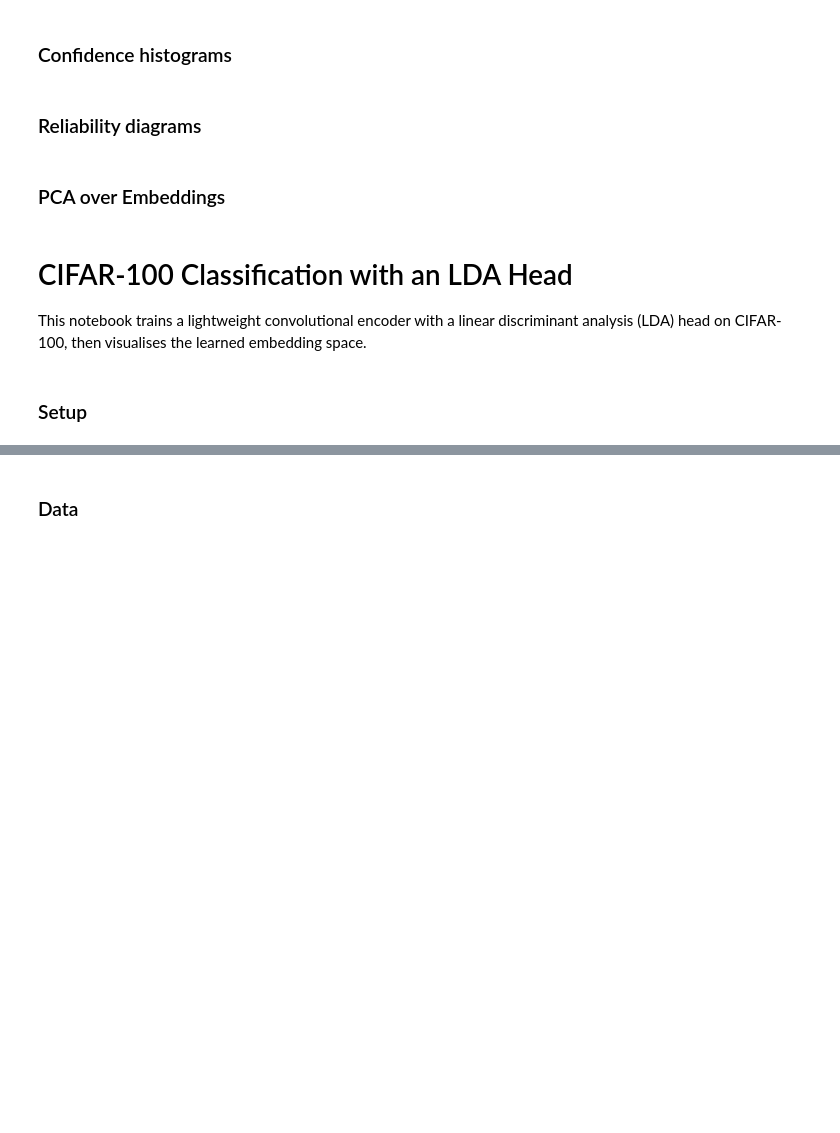
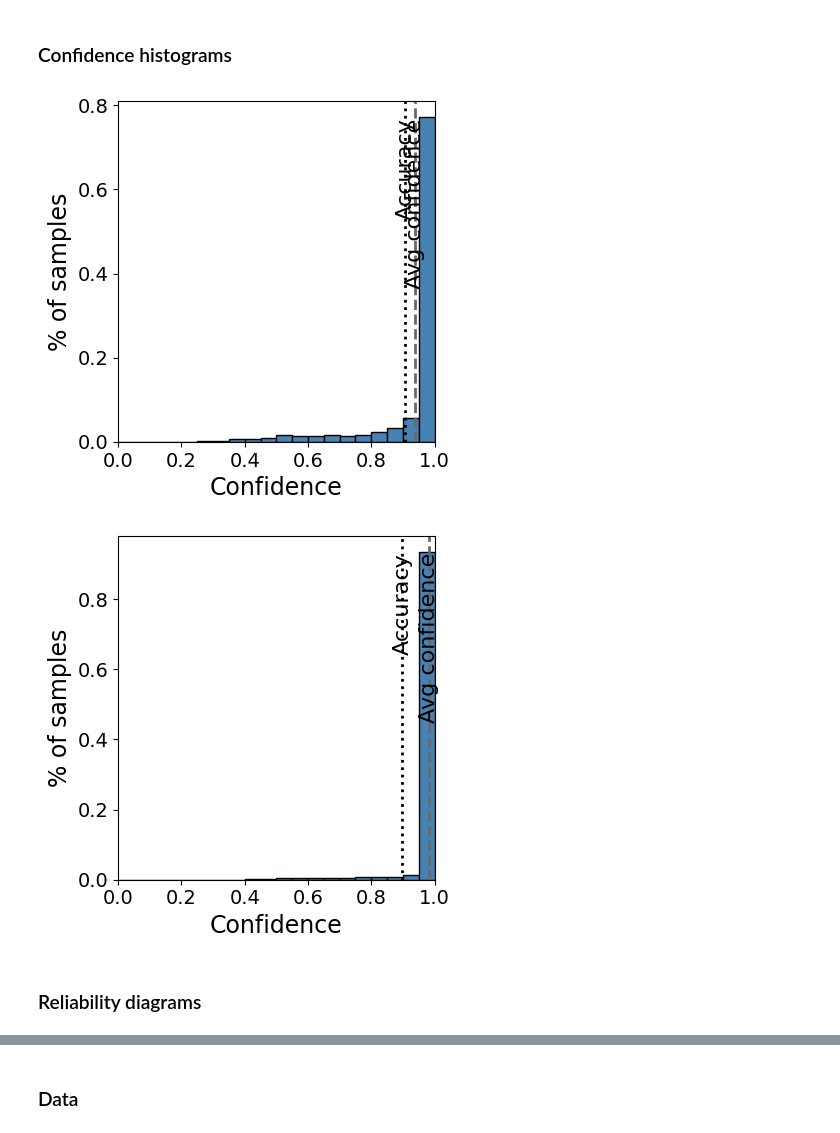
Before and after one commit to zh3nis/logistic-loss, a Jupyter notebook: DNLL.ipynb, the cells around one changed output, grey strips where cells are left out. Drawn from its saved outputs; the diff is of its cells as text; code cells hidden in the pictures; blank space fills up the shorter version.

```diff
--- a/DNLL.ipynb
+++ b/DNLL.ipynb
@@ -201,0 +217,22 @@ for epoch in range(1, 101):
+# %%
+cifar10_dnll_model, cifar10_dnll_history = train_deep_lda(
+    name='CIFAR-10 DNLL',
+    train_loader=cifar10_train_ld,
+    test_loader=cifar10_test_ld,
+    num_classes=10,
+    latent_dim=9,
+    in_channels=3,
+    loss_fn=DNLLLoss(lambda_reg=0.01),
+    epochs=100,
+)
+
+cifar10_logistic_model, cifar10_logistic_history = train_deep_lda(
+    name='CIFAR-10 Logistic',
+    train_loader=cifar10_train_ld,
+    test_loader=cifar10_test_ld,
+    num_classes=10,
+    latent_dim=9,
+    in_channels=3,
+    loss_fn=LogisticLoss(),
+    epochs=100,
+)
@@ -202,2 +257,11 @@ for epoch in range(1, 101):
+# %%
+plt.rcParams.update({
+    "font.size": 16,
+    "axes.titlesize": 18,
+    "axes.labelsize": 17,
+    "xtick.labelsize": 14,
+    "ytick.labelsize": 14,
+    "legend.fontsize": 14,
+})
 # %% [markdown]
 ### Confidence histograms
@@ -248,2 +268,18 @@ plot_confidence_hist(softmax_model, test_ld, 'plots/cifar10_softmax_confidence_h
+# %%
+plot_confidence_hist(
+    cifar10_dnll_model,
+    cifar10_test_ld,
+    'plots/cifar10_deeplda_dnll_confidence_hist.png',
+    'CIFAR-10 Deep LDA + DNLLLoss',
+)
+plot_confidence_hist(
+    cifar10_logistic_model,
+    cifar10_test_ld,
+    'plots/cifar10_deeplda_logistic_confidence_hist.png',
+    'CIFAR-10 Deep LDA + LogisticLoss',
+)
+# %% [output]
+[figure, added]
+[figure, added]
 # %% [markdown]
 ### Reliability diagrams
@@ -311,2 +285,0 @@ plot_reliability_diagram(softmax_model, test_ld, 'plots/cifar10_softmax_reliabil
-# %% [markdown]
-### PCA over Embeddings
@@ -364,5 +285,0 @@ plt.savefig('plots/cifar10_lda_vs_softmax_embeddings.png', dpi=600)
-# %% [markdown]
-# CIFAR-100 Classification with an LDA Head
-This notebook trains a lightweight convolutional encoder with a linear discriminant analysis (LDA) head on CIFAR-100, then visualises the learned embedding space.
-# %% [markdown]
-### Setup
```
Also changed, not shown: parts of 61 cells of this notebook, 8 other files.
